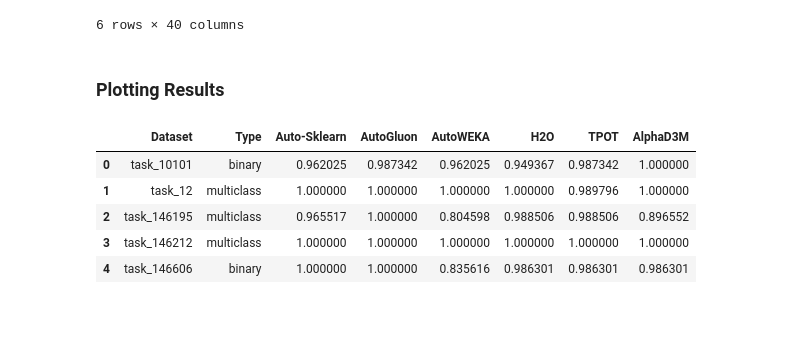
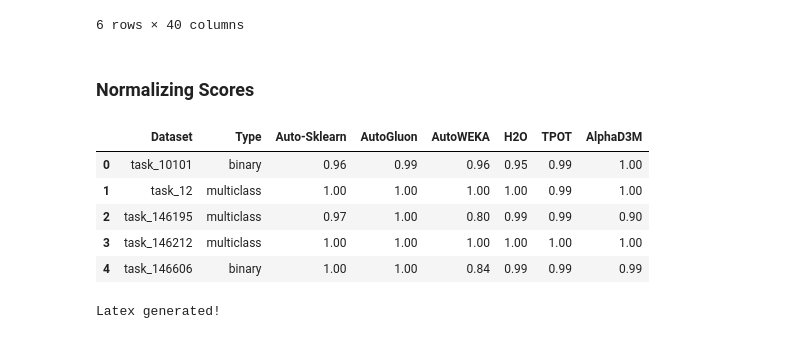
Before and after one commit to VIDA-NYU/alphad3m, a Jupyter notebook: scripts/paper_automlconference/openml_datasets_experiments.ipynb, the cells around one changed output. Cells and saved outputs as stored; diff of their text form; code cells hidden in the pictures.

Commit message:
Generate latex code for tables

```diff
--- a/scripts/paper_automlconference/openml_datasets_experiments.ipynb
+++ b/scripts/paper_automlconference/openml_datasets_experiments.ipynb
@@ -58,23 +66,28 @@ ranks
 | TPOT | 2.0 | 6.0 | 2.0 | 1.0 | 3.0 | 3.0 | 1.0 | 3.0 | ... |
 | AlphaD3M | 1.0 | 1.0 | 5.0 | 1.0 | 3.0 | 3.0 | 5.0 | 3.0 | ... |
 6 rows × 40 columns
-# %% [markdown]
-### Plotting Results
+# %% [markdown]
+### Normalizing Scores
 # %%
 normalize = True
 
 if normalize:
     systems =  ['Auto-Sklearn', 'AutoGluon', 'AutoWEKA', 'H2O', 'TPOT', 'AlphaD3M']
     performances[systems] = performances[systems].apply(lambda x: x/x.max(), axis=1)
+    performances = performances.round(2)
 
 performances.head()
 # %% [output]
 |  | Dataset | Type | Auto-Sklearn | AutoGluon | AutoWEKA | H2O | TPOT | AlphaD3M |
-| 0 | task_10101 | binary | 0.962025 | 0.987342 | 0.962025 | 0.949367 | 0.987342 | 1.000000 |
-| 1 | task_12 | multiclass | 1.000000 | 1.000000 | 1.000000 | 1.000000 | 0.989796 | 1.000000 |
-| 2 | task_146195 | multiclass | 0.965517 | 1.000000 | 0.804598 | 0.988506 | 0.988506 | 0.896552 |
-| 3 | task_146212 | multiclass | 1.000000 | 1.000000 | 1.000000 | 1.000000 | 1.000000 | 1.000000 |
-| 4 | task_146606 | binary | 1.000000 | 1.000000 | 0.835616 | 0.986301 | 0.986301 | 0.986301 |
+| 0 | task_10101 | binary | 0.96 | 0.99 | 0.96 | 0.95 | 0.99 | 1.00 |
+| 1 | task_12 | multiclass | 1.00 | 1.00 | 1.00 | 1.00 | 0.99 | 1.00 |
+| 2 | task_146195 | multiclass | 0.97 | 1.00 | 0.80 | 0.99 | 0.99 | 0.90 |
+| 3 | task_146212 | multiclass | 1.00 | 1.00 | 1.00 | 1.00 | 1.00 | 1.00 |
+| 4 | task_146606 | binary | 1.00 | 1.00 | 0.84 | 0.99 | 0.99 | 0.99 |
+# %%
+generate_latex(performances, 'normalized_performances')
+# %% [output]
+Latex generated!
 # %%
 # Change the dataframe to the format of altair lib
 performances = pd.melt(performances, id_vars=['Dataset', 'Type'], var_name='AutoML', value_name='Performance')
```
Also changed, not shown: parts of 3 cells of this notebook, 1 other file.
